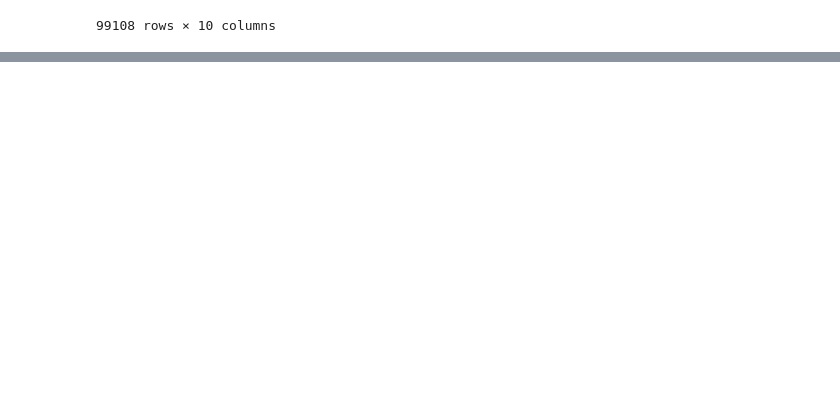
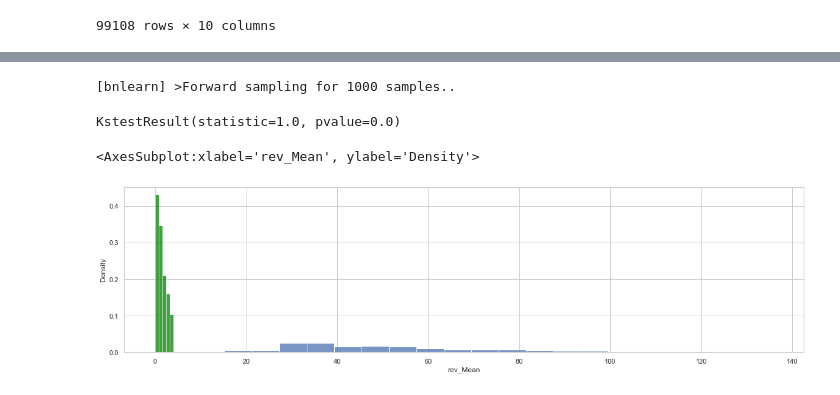
Before and after one commit to zuevmaxim/m-m2021, a Jupyter notebook: lab3.ipynb, the cells around one changed output, grey strips where cells are left out. Drawn from its saved outputs; the diff is of its cells as text; code cells hidden in the pictures; blank space fills up the shorter version.

```diff
--- a/lab3.ipynb
+++ b/lab3.ipynb
@@ -137,9 +142,7 @@ res = bn.plot(DAG, interactive=True)
 [bnlearn] >Plot based on BayesianModel
 [interactive output not drawn]
 # %%
-model_mle = bn.parameter_learning.fit(DAG, df, methodtype='maximumlikelihood')
-
-bn.plot(model_mle)
+model_mle = bn.parameter_learning.fit(DAG, data, methodtype='maximumlikelihood')
 # %% [output]
 [bnlearn] >Parameter learning> Computing parameters using [maximumlikelihood]
 [bnlearn] >Conversion of adjmat to BayesianModel.
@@ -145,0 +164,16 @@ bn.plot(model_mle)
+# %%
+Xtest = bn.sampling(model_mle, n=1000)
+# %% [output]
+[bnlearn] >Forward sampling for 1000 samples..
+# %%
+data = trimboth(df['rev_Mean'].to_numpy(), 0.05)
+
+print(kstest(data, Xtest['rev_Mean']))
+
+f, ax = plt.subplots(figsize=(20,5))
+sns.histplot(data=data, bins=20, stat="density", ax=ax, label='data')
+sns.histplot(data=Xtest['rev_Mean'], bins=5, stat="density", ax=ax, label='sampling', color='green')
+# %% [output]
+KstestResult(statistic=1.0, pvalue=0.0)
+<AxesSubplot:xlabel='rev_Mean', ylabel='Density'>
+[figure, added]
```
Also changed, not shown: parts of 9 cells of this notebook.
